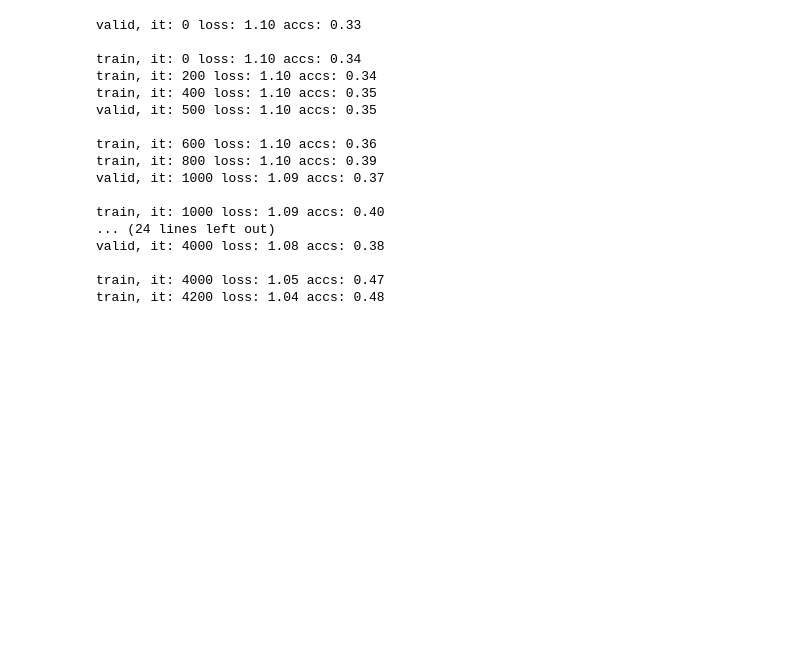
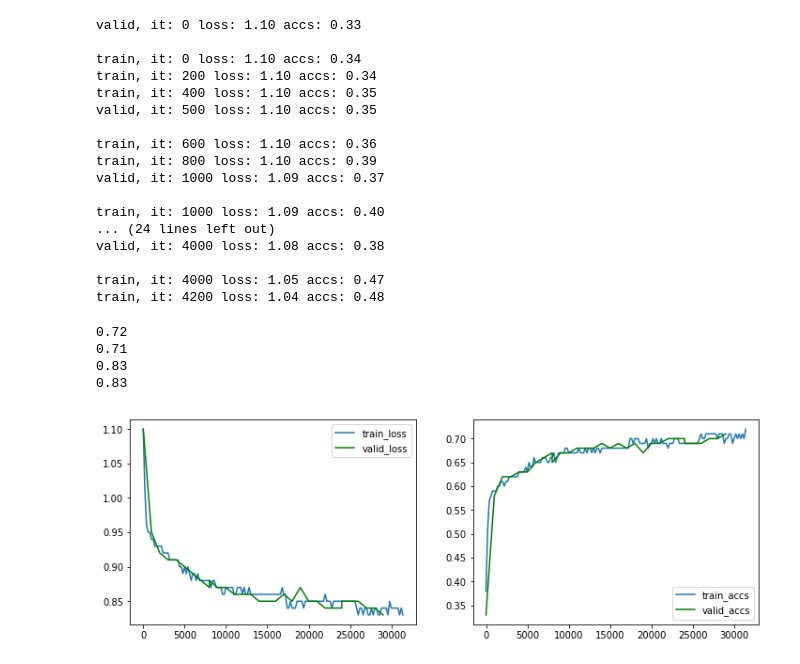
Before and after one commit to s124265/NLP-DL-Project, a Jupyter notebook: Training-Models/Bag of words.ipynb, the cells around one changed output. Drawn from its saved outputs; the diff is of its cells as text; code cells hidden in the pictures; blank space fills up the shorter version.

```diff
--- a/Training-Models/Bag of words.ipynb
+++ b/Training-Models/Bag of words.ipynb
@@ -495,3 +593,65 @@ valid, it: 4000 loss: 1.08 accs: 0.38
 
 train, it: 4000 loss: 1.05 accs: 0.47
 train, it: 4200 loss: 1.04 accs: 0.48
+# %%
+valid_accs = []
+valid_loss = []
+valid_iter = []
+train_accs = []
+train_loss = []
+train_iter = []
+log_every = 200
+eval_every = 1000
+with open("BoWSNLI.txt","r") as f:
+    for line in f:
+        cleanline = line.replace("\n", "")
+        cleanline = cleanline.split(" ")
+        if cleanline[0] == "valid,":
+            valid_iter.append(int(cleanline[2]))
+            valid_loss.append(float(cleanline[4]))
+            valid_accs.append(float(cleanline[6]))
+        if cleanline[0] == "train,":
+            train_iter.append(int(cleanline[2]))
+            train_loss.append(float(cleanline[4]))
+            train_accs.append(float(cleanline[6]))
+
+            #print(valid_iter)
+
+print(max(train_accs))
+print(max(valid_accs))
+print(min(valid_loss))
+print(min(train_loss))
+# %% [output]
+0.72
+0.71
+0.83
+0.83
+# %%
+for i in range(2,len(train_iter)):
+    if train_iter[i] == 0:
+        train_iter[i] = train_iter[i-1]+1
+        continue
+    else:
+        train_iter[i] = train_iter[i-1] + log_every
+
+
+for i in range(2,len(valid_iter)):
+    if valid_iter[i] == 0:
+        valid_iter[i] =valid_iter[i-1]+1
+        continue
+    else:
+        valid_iter[i] = valid_iter[i-1] + eval_every
+# %%
+fig = plt.figure(figsize=(12,4))
+plt.subplot(1, 2, 1)
+plt.plot(train_iter, train_loss, label='train_loss')
+plt.plot(valid_iter, valid_loss, label='valid_loss',color="green")
+plt.legend()
+
+plt.subplot(1, 2, 2)
+plt.plot(train_iter, train_accs, label='train_accs')
+plt.plot(valid_iter, valid_accs, label='valid_accs',color="green")
+plt.legend()
+plt.show()
+# %% [output]
+[figure, added]
```
Also changed, not shown: parts of 10 cells of this notebook.
